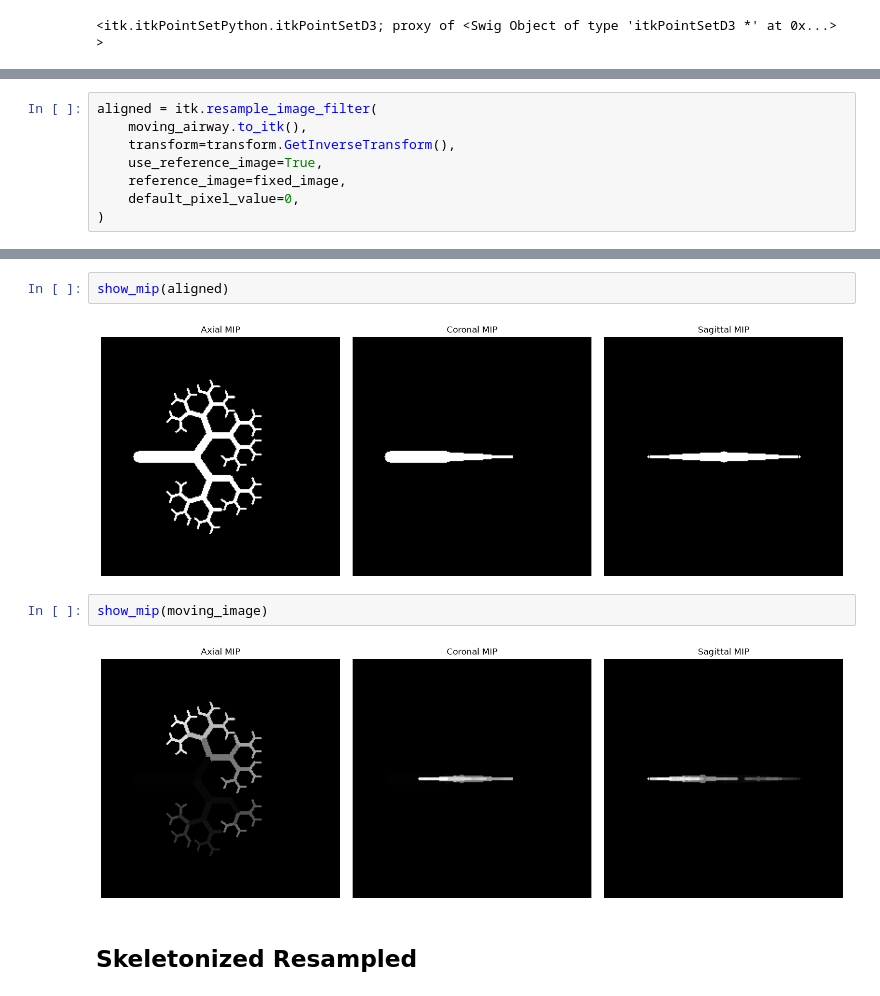
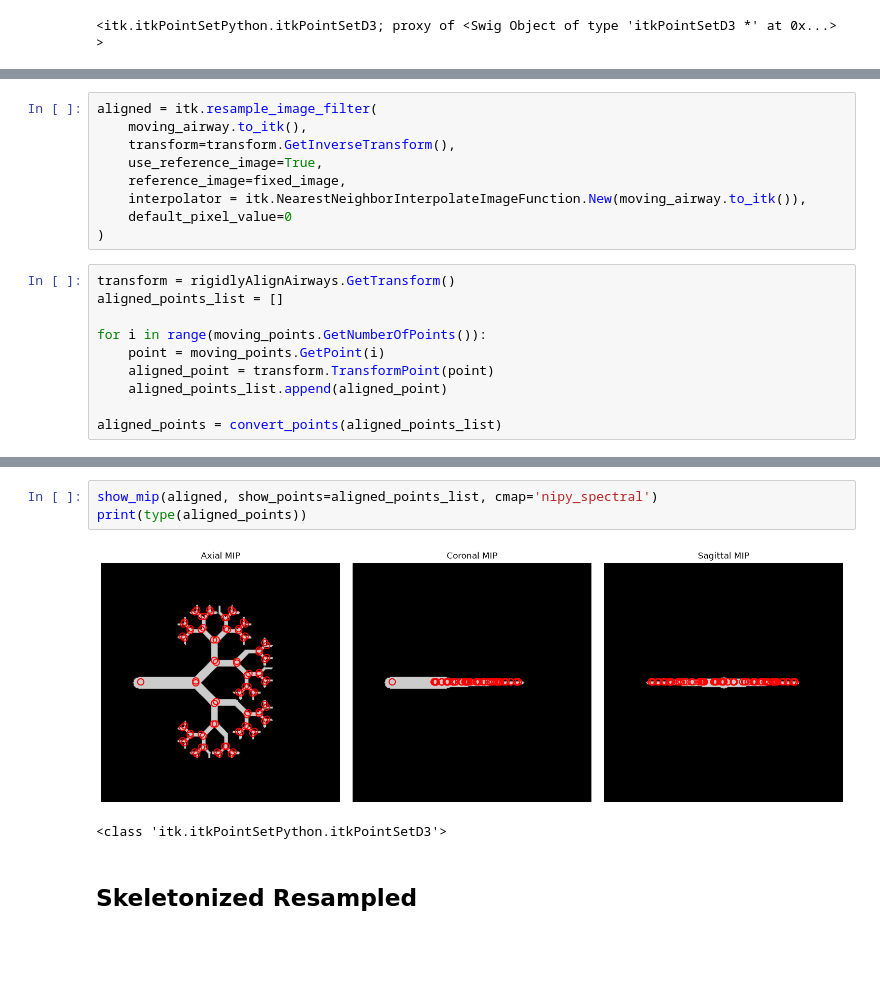
Before and after one commit to JakeKitzmann/PCCTAirwaySegmentationPrototyping, a Jupyter notebook: Prototyping/SyntheticTesting.ipynb, the cells around one changed output, grey strips where cells are left out. Drawn from its saved outputs; the diff is of its cells as text; blank space fills up the shorter version.

```diff
--- a/Prototyping/SyntheticTesting.ipynb
+++ b/Prototyping/SyntheticTesting.ipynb
@@ -783,5 +792,16 @@ aligned = itk.resample_image_filter(
     transform=transform.GetInverseTransform(),
     use_reference_image=True,
     reference_image=fixed_image,
-    default_pixel_value=0,
+    interpolator = itk.NearestNeighborInterpolateImageFunction.New(moving_airway.to_itk()),
+    default_pixel_value=0
 )
+# %%
+transform = rigidlyAlignAirways.GetTransform()
+aligned_points_list = []
+
+for i in range(moving_points.GetNumberOfPoints()):
+    point = moving_points.GetPoint(i)
+    aligned_point = transform.TransformPoint(point)
+    aligned_points_list.append(aligned_point)
+
+aligned_points = convert_points(aligned_points_list)
@@ -788,11 +814,9 @@ aligned = itk.resample_image_filter(
 # %%
-show_mip(aligned)
+show_mip(aligned, show_points=aligned_points_list, cmap='nipy_spectral')
+print(type(aligned_points))
 # %% [output]
-[figure, old version]
+[figure, new version]
+<class 'itk.itkPointSetPython.itkPointSetD3'>
-# %%
-show_mip(moving_image)
-# %% [output]
-[figure, removed]
 # %% [markdown]
 ## Skeletonized Resampled
 # %%
```
Also changed, not shown: parts of 14 cells of this notebook.
